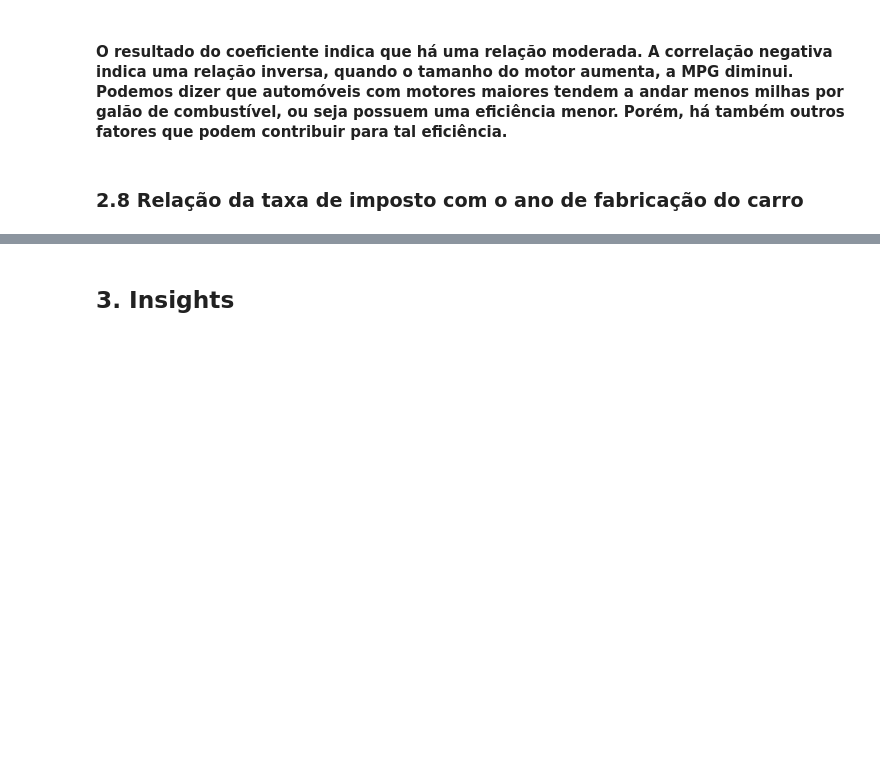
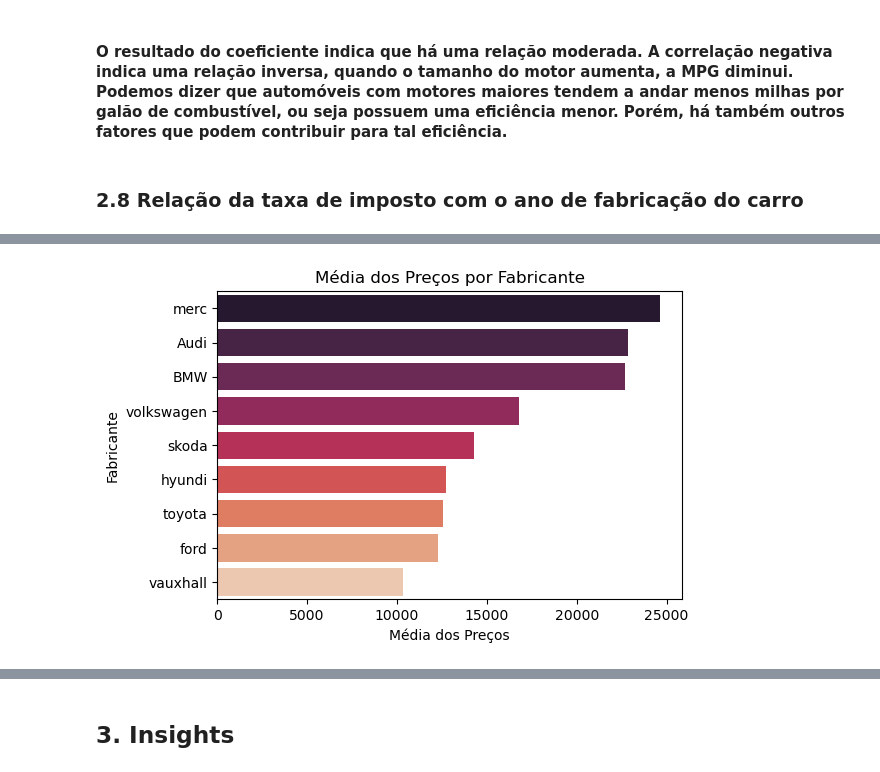
Before and after one commit to atlantico-academy/data-fusion, a Jupyter notebook: notebooks/01-exploratory_data_analysis.ipynb, the cells around one changed output, grey strips where cells are left out. Saved outputs shown, nothing was run; the diff lists cells and outputs as text; code cells hidden in the pictures; blank space fills up the shorter version.

```diff
--- a/notebooks/01-exploratory_data_analysis.ipynb
+++ b/notebooks/01-exploratory_data_analysis.ipynb
@@ -278,0 +285,11 @@ Coeficiente de correção entre engine size e MPG: -0.24934578273144364
+# %%
+mean_prices = df.groupby('Manufacturer')['price'].mean().sort_values(ascending=False)
+plt.figure(figsize=(6, 4))
+palette = sns.color_palette("rocket", len(mean_prices))
+sns.barplot(x=mean_prices.values, y=mean_prices.index, palette=palette)
+plt.xlabel('Média dos Preços')
+plt.ylabel('Fabricante')
+plt.title('Média dos Preços por Fabricante')
+plt.show()
+# %% [output]
+[figure, added]
```
Also changed, not shown: parts of 7 cells of this notebook.
